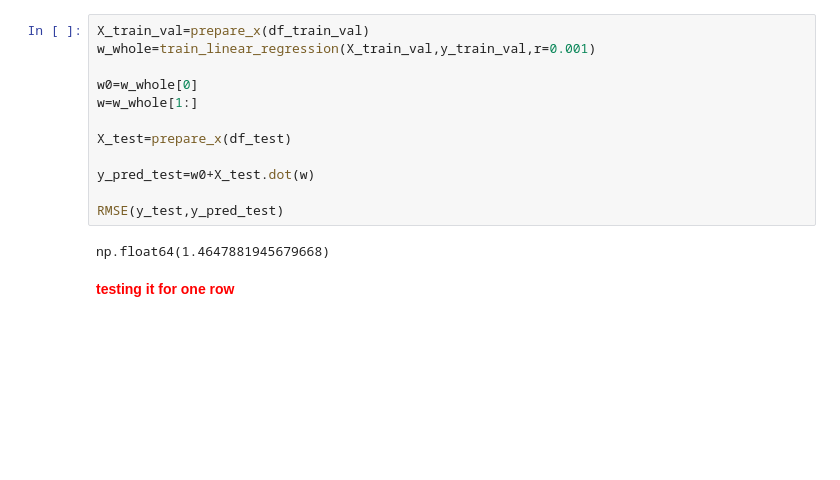
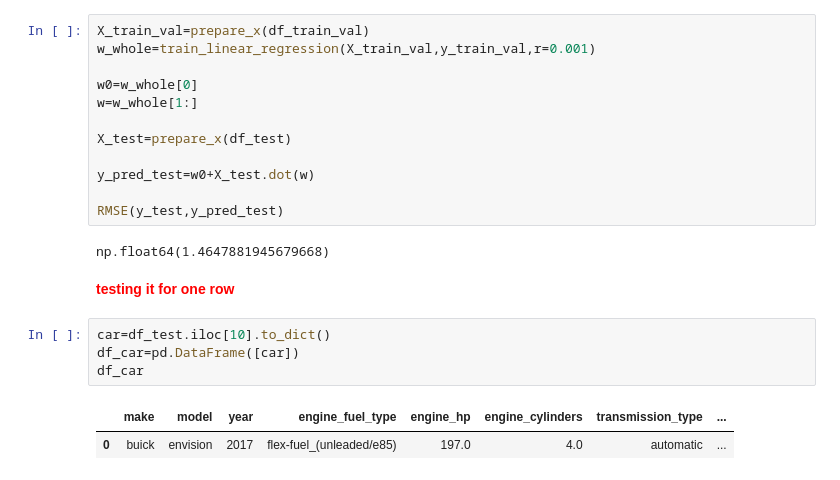
Before and after one commit to PRanavRajput1/machine-learning, a Jupyter notebook: 02-Regression/classwork.ipynb, the cells around one changed output. Saved outputs shown, nothing was run; the diff lists cells and outputs as text; blank space fills up the shorter version.

```diff
--- a/02-Regression/classwork.ipynb
+++ b/02-Regression/classwork.ipynb
@@ -1034,3 +1034,10 @@ RMSE(y_test,y_pred_test)
 np.float64(1.4647881945679668)
 # %% [markdown]
 <b><font color='red'>testing it for one row</font></b>
+# %%
+car=df_test.iloc[10].to_dict()
+df_car=pd.DataFrame([car])
+df_car
+# %% [output]
+|  | make | model | year | engine_fuel_type | engine_hp | engine_cylinders | transmission_type | ... |
+| 0 | buick | envision | 2017 | flex-fuel_(unleaded/e85) | 197.0 | 4.0 | automatic | ... |
```
Also changed, not shown: parts of 2 cells of this notebook.
